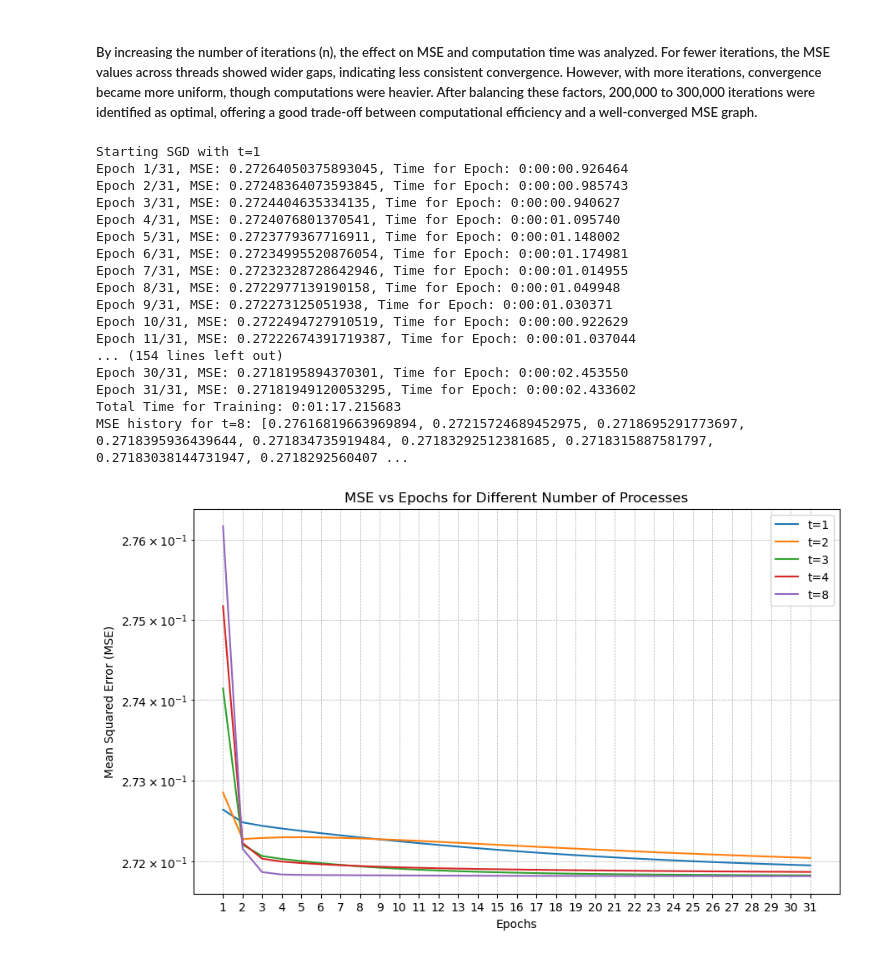
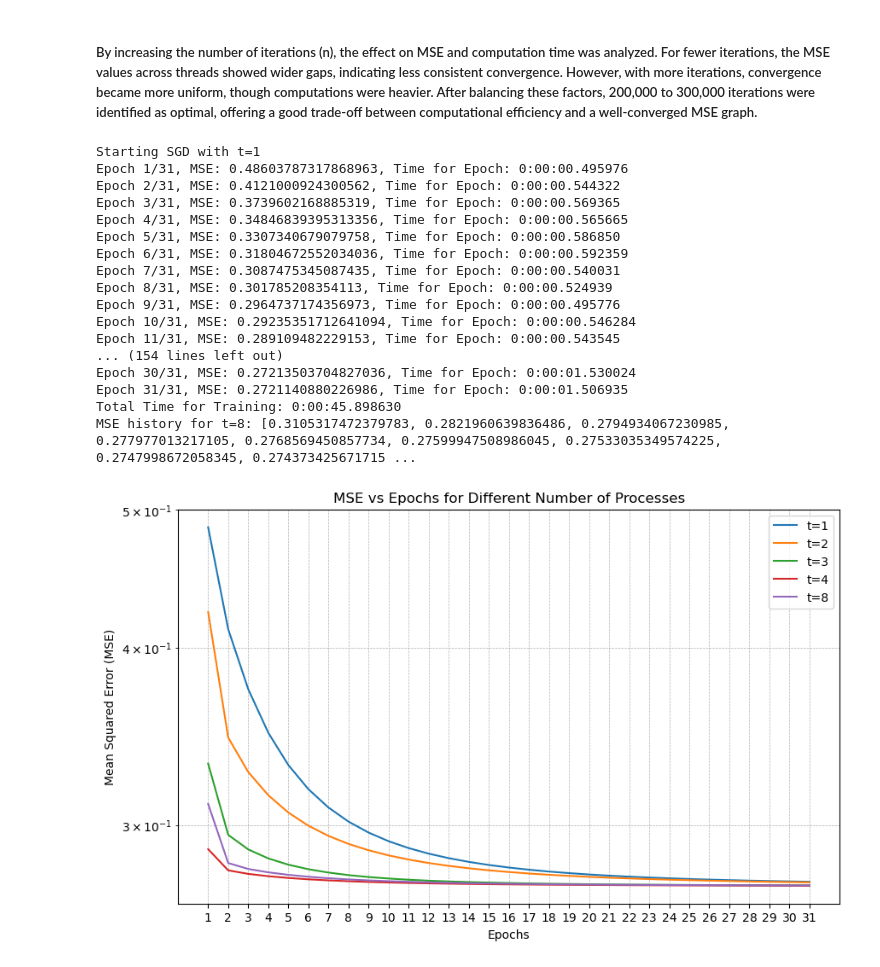
Before and after one commit to shreyashonnalli/ST444, a Jupyter notebook: SGD_by_Epoch_Notebook.ipynb, the cells around one changed output. Drawn from its saved outputs; the diff is of its cells as text; code cells hidden in the pictures.

```diff
--- a/SGD_by_Epoch_Notebook.ipynb
+++ b/SGD_by_Epoch_Notebook.ipynb
@@ -307,23 +291,23 @@ MSE history for t=8: [0.32116616208881216, 0.29141765045617857, 0.28513179908309
 # %% [markdown]
 ##### By increasing the number of iterations (n), the effect on MSE and computation time was analyzed. For fewer iterations, the MSE values across threads showed wider gaps, indicating less consistent convergence. However, with more iterations, convergence became more uniform, though computations were heavier. After balancing these factors, 200,000 to 300,000 iterations were identified as optimal, offering a good trade-off between computational efficiency and a well-converged MSE graph.
 # %%
-plot_mse_vs_epochs(X, y, 4, 0.001, 300000)
+plot_mse_vs_epochs(X, y, 4, 0.0001, 300000)
 # %% [output]
 Starting SGD with t=1
-Epoch 1/31, MSE: 0.27264050375893045, Time for Epoch: 0:00:00.926464
-Epoch 2/31, MSE: 0.27248364073593845, Time for Epoch: 0:00:00.985743
-Epoch 3/31, MSE: 0.2724404635334135, Time for Epoch: 0:00:00.940627
-Epoch 4/31, MSE: 0.2724076801370541, Time for Epoch: 0:00:01.095740
-Epoch 5/31, MSE: 0.2723779367716911, Time for Epoch: 0:00:01.148002
-Epoch 6/31, MSE: 0.27234995520876054, Time for Epoch: 0:00:01.174981
-Epoch 7/31, MSE: 0.27232328728642946, Time for Epoch: 0:00:01.014955
-Epoch 8/31, MSE: 0.2722977139190158, Time for Epoch: 0:00:01.049948
-Epoch 9/31, MSE: 0.272273125051938, Time for Epoch: 0:00:01.030371
-Epoch 10/31, MSE: 0.2722494727910519, Time for Epoch: 0:00:00.922629
-Epoch 11/31, MSE: 0.27222674391719387, Time for Epoch: 0:00:01.037044
+Epoch 1/31, MSE: 0.48603787317868963, Time for Epoch: 0:00:00.495976
+Epoch 2/31, MSE: 0.4121000924300562, Time for Epoch: 0:00:00.544322
+Epoch 3/31, MSE: 0.3739602168885319, Time for Epoch: 0:00:00.569365
+Epoch 4/31, MSE: 0.34846839395313356, Time for Epoch: 0:00:00.565665
+Epoch 5/31, MSE: 0.3307340679079758, Time for Epoch: 0:00:00.586850
+Epoch 6/31, MSE: 0.31804672552034036, Time for Epoch: 0:00:00.592359
+Epoch 7/31, MSE: 0.3087475345087435, Time for Epoch: 0:00:00.540031
+Epoch 8/31, MSE: 0.301785208354113, Time for Epoch: 0:00:00.524939
+Epoch 9/31, MSE: 0.2964737174356973, Time for Epoch: 0:00:00.495776
+Epoch 10/31, MSE: 0.29235351712641094, Time for Epoch: 0:00:00.546284
+Epoch 11/31, MSE: 0.289109482229153, Time for Epoch: 0:00:00.543545
 ... (154 lines left out)
-Epoch 30/31, MSE: 0.2718195894370301, Time for Epoch: 0:00:02.453550
-Epoch 31/31, MSE: 0.27181949120053295, Time for Epoch: 0:00:02.433602
-Total Time for Training: 0:01:17.215683
-MSE history for t=8: [0.27616819663969894, 0.27215724689452975, 0.2718695291773697, 0.2718395936439644, 0.271834735919484, 0.27183292512381685, 0.2718315887581797, 0.27183038144731947, 0.2718292560407 ...
+Epoch 30/31, MSE: 0.27213503704827036, Time for Epoch: 0:00:01.530024
+Epoch 31/31, MSE: 0.2721140880226986, Time for Epoch: 0:00:01.506935
+Total Time for Training: 0:00:45.898630
+MSE history for t=8: [0.3105317472379783, 0.2821960639836486, 0.2794934067230985, 0.277977013217105, 0.2768569450857734, 0.27599947508986045, 0.27533035349574225, 0.2747998672058345, 0.274373425671715 ...
-[figure, old version]
+[figure, new version]
```
Also changed, not shown: parts of 9 cells of this notebook.
